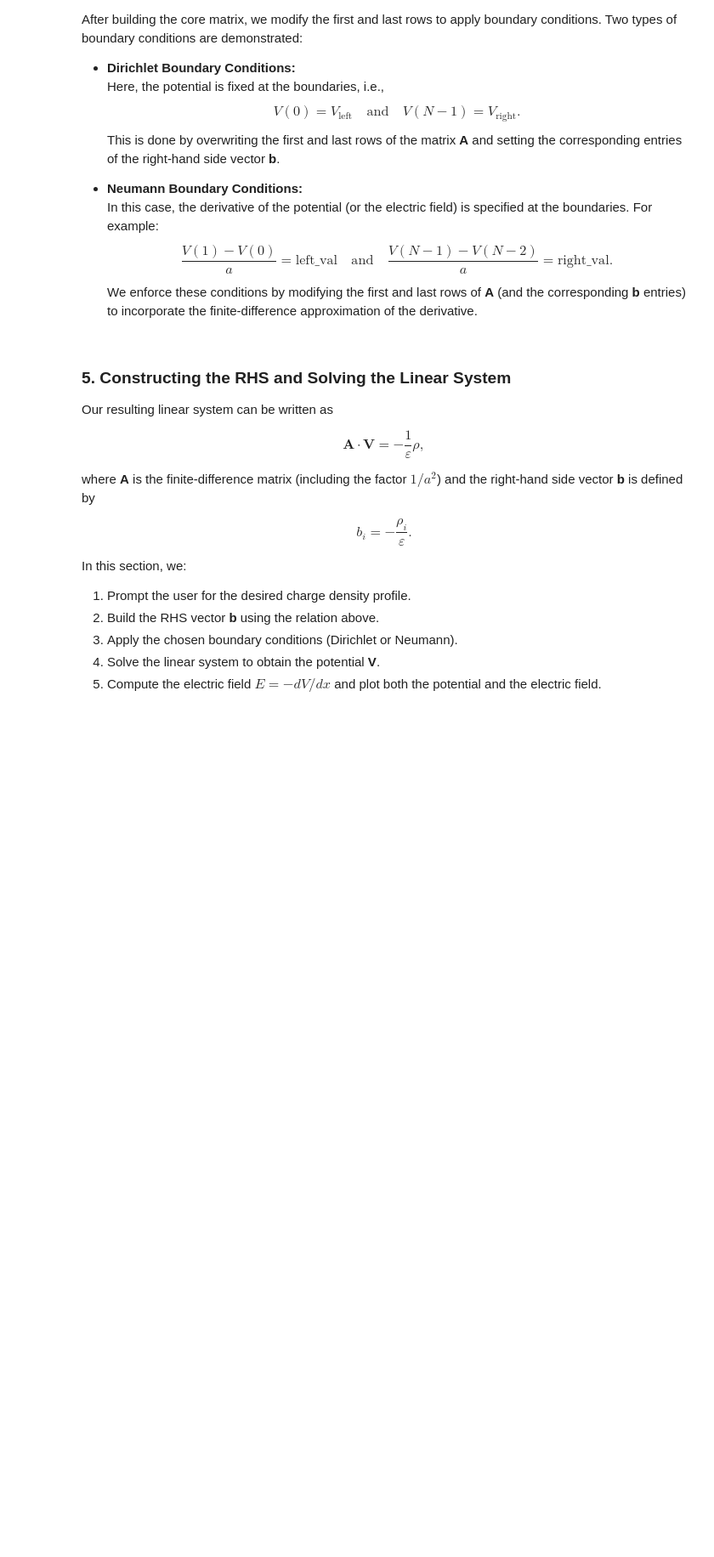
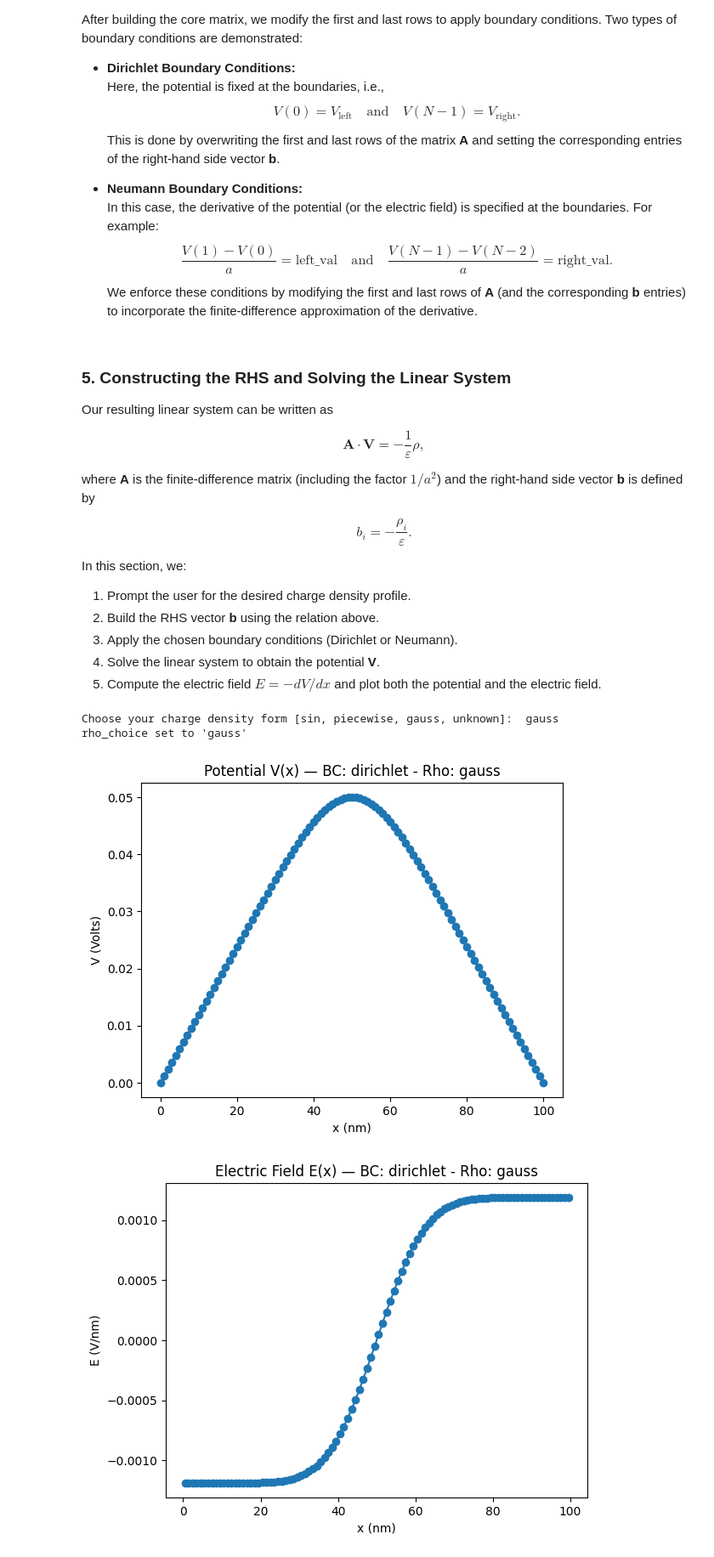
Before and after one commit to SarinleFreeman/PoissonSolverTutorial, a Jupyter notebook: Advanced_Poisson.ipynb, the cells around one changed output. Shown at 85% size. Drawn from its saved outputs; the diff is of its cells as text; code cells hidden in the pictures; blank space fills up the shorter version.

```diff
--- a/Advanced_Poisson.ipynb
+++ b/Advanced_Poisson.ipynb
@@ -63,14 +63,9 @@ x_domain = a * np.arange(N)  # x-coordinates from 0 to (N-1)*a in nm
 
 # Choose boundary condition type: "Dirichlet" or "Neumann"
 bc_type = "dirichlet"
-
-# Dirichlet boundary conditions (fixed potential at boundaries)
-V_left = 0.0    # Potential at the left boundary in Volts
-V_right = 0.0   # Potential at the right boundary in Volts
-
-# Neumann boundary conditions (electric field specified at boundaries)
-dVdx_left = 0.0  # Electric field at the left boundary (V/m)
-dVdx_right = 0.0 # Electric field at the right boundary (V/m)
+#Boundary conditions
+left_val = 0.0
+right_val = 0.0
 
 print(f"Permittivity (C/(V*nm)): {eps}")
 print(f"Number of grid points: {N}, spacing a = {a} nm.")
@@ -371,44 +378,40 @@ else:
     print(f"rho_choice '{rho_choice}' is unknown; defaulting to rho_unknown")
 
 # 3) Build the right-hand side:  b = - rho / eps
 b = -(rho_array / eps)
 
 # 4) Copy A so we don't overwrite the original
 A_system = A.copy()
 b_system = b.copy()
 
 # 5) Apply the chosen boundary condition
-if bc_type == "dirichlet":
-    # Example: V(0)=0.0, V(L)=0.5
-    apply_dirichlet_bc(A_system, b_system, V_left=0.0, V_right=0.5)
-    print("Applying Dirichlet BC: V(0)=0.0, V(L)=0.5")
-
-elif bc_type == "neumann":
-    # Example: dV/dx(0)=+0.01, dV/dx(L)=-0.02
-    apply_neumann_bc(A_system, b_system, left_bc=0.01, right_bc=-0.02, a=a)
-    print("Applying Neumann BC: dV/dx(0)=0.01, dV/dx(L)=-0.02")
-
-else:
-    raise ValueError("Boundary condition type must be 'dirichlet' or 'neumann'.")
+apply_boundary_conditions(A_system, b_system, bc_type,
+                              left_val=left_val, right_val=right_val,
+                              a=a)
 
 # 6) Solve the system
 V_solution = np.linalg.solve(A_system, b_system)
 
 # 7) Plot the resulting potential
 plt.figure()
 plt.plot(x_domain, V_solution, 'o-')
-plt.title(f"Potential V(x) — BC: {bc_type}")
+plt.title(f"Potential V(x) — BC: {bc_type} - Rho: {rho_choice}")
 plt.xlabel('x (nm)')
 plt.ylabel('V (Volts)')
 plt.show()
 
 # 8) Compute and plot electric field: E = - dV/dx
 E = -np.diff(V_solution) / a
 x_E = 0.5 * (x_domain[:-1] + x_domain[1:])  # midpoint definition
 
 plt.figure()
 plt.plot(x_E, E, 'o-')
-plt.title(f"Electric Field E(x) — BC: {bc_type}")
+plt.title(f"Electric Field E(x) — BC: {bc_type} - Rho: {rho_choice}")
 plt.xlabel('x (nm)')
 plt.ylabel('E (V/nm)')
 plt.show()
+# %% [output]
+Choose your charge density form [sin, piecewise, gauss, unknown]:  gauss
+rho_choice set to 'gauss'
+[figure, added]
+[figure, added]
```
Also changed, not shown: parts of 8 cells of this notebook.
